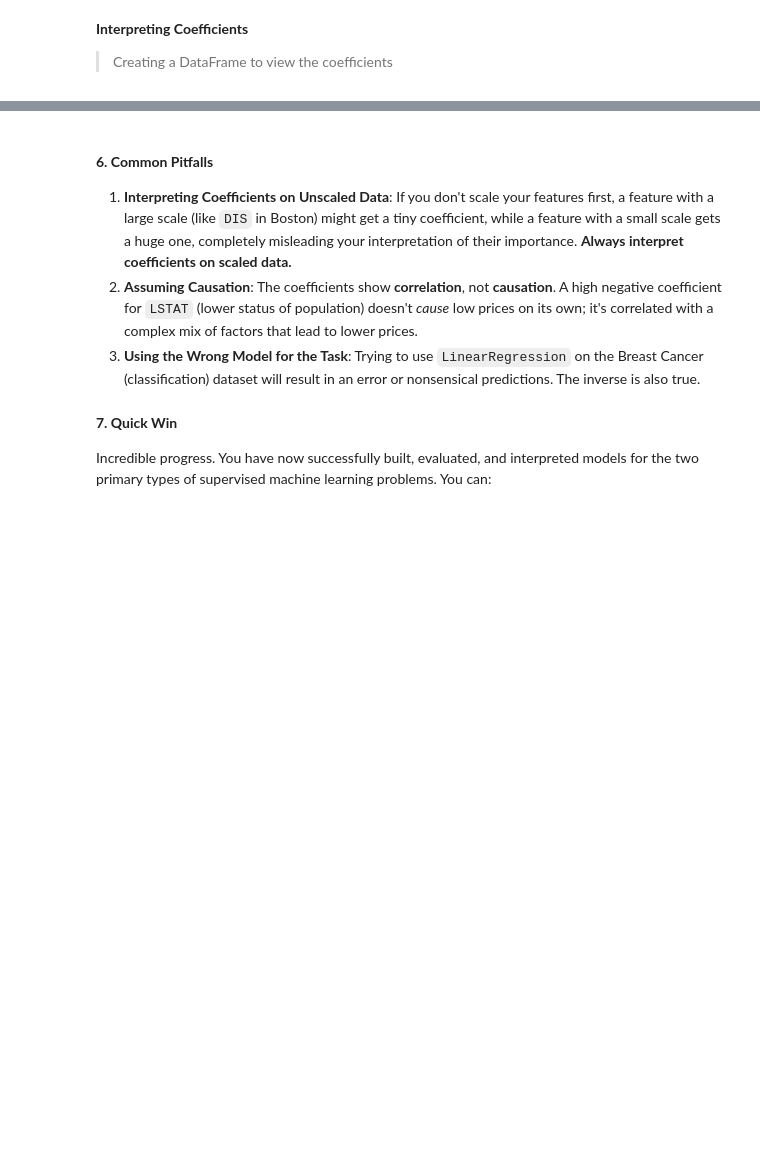
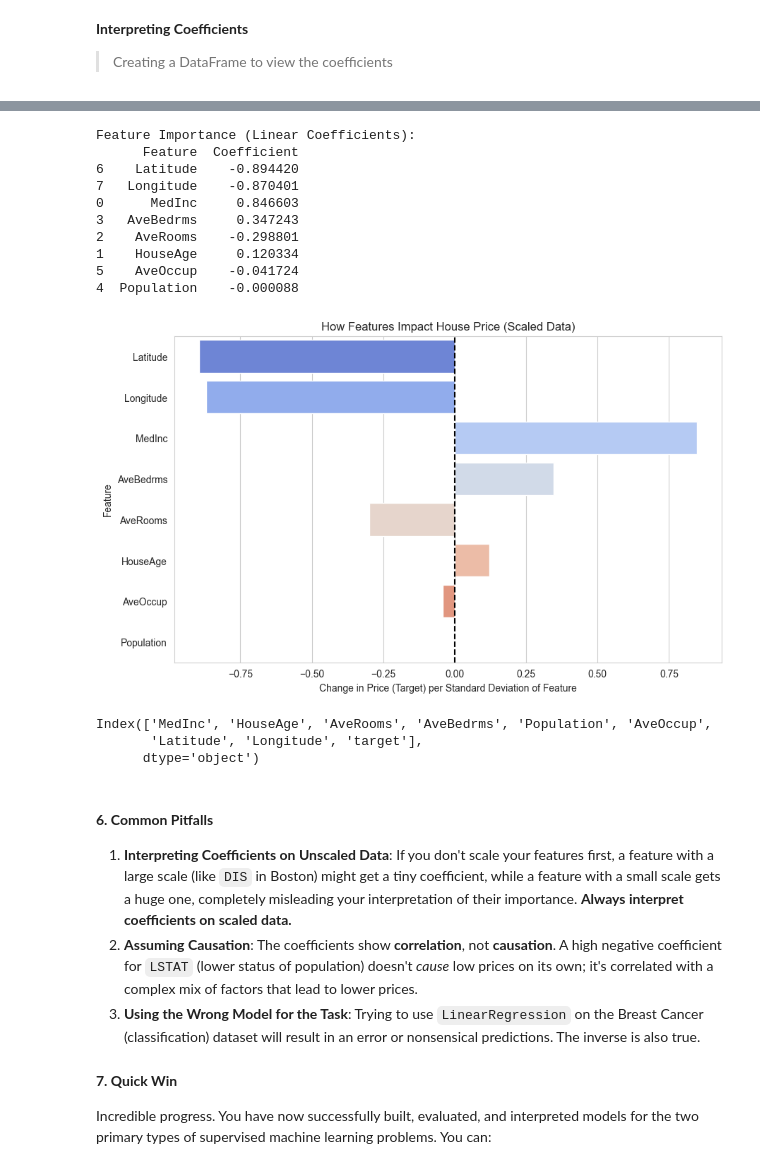
Before and after one commit to Dawood-ML/LEARN-SKLEARN, a Jupyter notebook: Foundational/03_First_supervised_learning_models.ipynb, the cells around one changed output, grey strips where cells are left out. Cells and saved outputs as stored; diff of their text form; code cells hidden in the pictures; blank space fills up the shorter version.

```diff
--- a/Foundational/03_First_supervised_learning_models.ipynb
+++ b/Foundational/03_First_supervised_learning_models.ipynb
@@ -142,15 +259,10 @@ from sklearn.datasets import fetch_openml
 # Set plot style
 sns.set_style('whitegrid')
 # %%
-boston = fetch_openml(name="boston",
-                      version=1,
-                      as_frame=True,
-                      parser='auto')
-df = boston.frame
-# The Target variable is named 'MEDV' in this version
-df['target'] = boston.target
-
-df.head()
+data = fetch_california_housing()
+# %%
+df = pd.DataFrame(data.data, columns=data.feature_names)
+df['target'] = data.target
 # %% [markdown]
 **Basic INfo of the dataset**
 # %%
@@ -230,11 +385,12 @@ print(f"Linear Regression RMSE: ${rmse * 1000:.2f}")
 **Interpreting Coefficients**
 > Creating a DataFrame to view the coefficients
 # %%
+X = df.drop('target', axis=1)
+y = df['target']
 feature_names = df.drop('target', axis=1).columns
-coeffs = pd.DataFrame(
-    data=lin_reg.coef_,
-    index = feature_names,
-    columns=['coefficient']
-).sort_values('coefficient', ascending=False)
-print('Feature Coefficients :')
+coeffs = pd.DataFrame({
+    'Feature': X.columns,
+    'Coefficient': lin_reg.coef_,
+    'Abs_Coefficient': np.abs(lin_reg.coef_)
+}).sort_values(by='Abs_Coefficient', ascending=False)
 coeffs
@@ -263,3 +407,32 @@ Coefficients indicate how much **each feature affects the house price (MEDV)**,
+# %%
+print("\nFeature Importance (Linear Coefficients):")
+print(coeffs[['Feature', 'Coefficient']])
+
+# Visualize
+plt.figure(figsize=(10, 6))
+sns.barplot(data=coeffs, x='Coefficient', y='Feature', hue='Feature', legend=False, palette='coolwarm')
+plt.title("How Features Impact House Price (Scaled Data)")
+plt.axvline(0, color='black', linestyle='--')
+plt.xlabel("Change in Price (Target) per Standard Deviation of Feature")
+plt.show()
+# %% [output]
+Feature Importance (Linear Coefficients):
+      Feature  Coefficient
+6    Latitude    -0.894420
+7   Longitude    -0.870401
+0      MedInc     0.846603
+3   AveBedrms     0.347243
+2    AveRooms    -0.298801
+1    HouseAge     0.120334
+5    AveOccup    -0.041724
+4  Population    -0.000088
+[figure, added]
+# %%
+df.columns
+# %% [output]
+Index(['MedInc', 'HouseAge', 'AveRooms', 'AveBedrms', 'Population', 'AveOccup',
+       'Latitude', 'Longitude', 'target'],
+      dtype='object')
 # %% [markdown]
 #### **6. Common Pitfalls**
 
```
Also changed, not shown: parts of 28 cells of this notebook, 17 other files.
